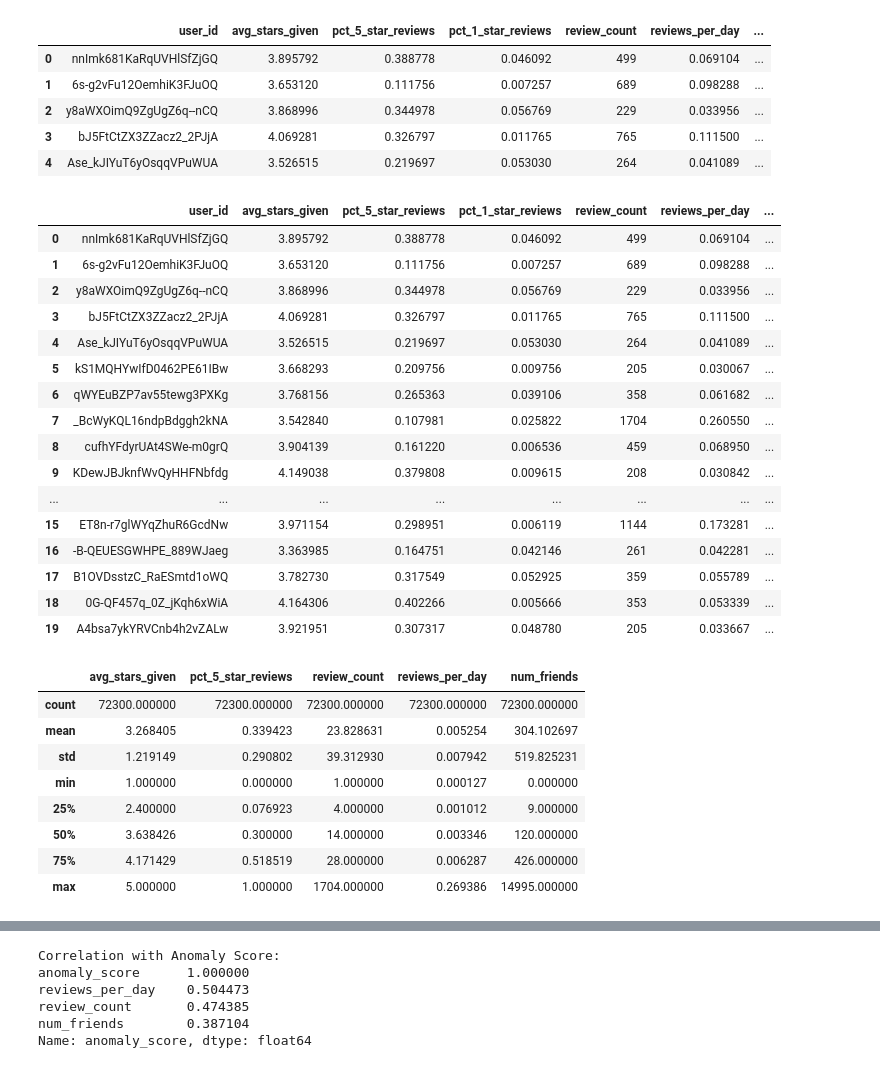
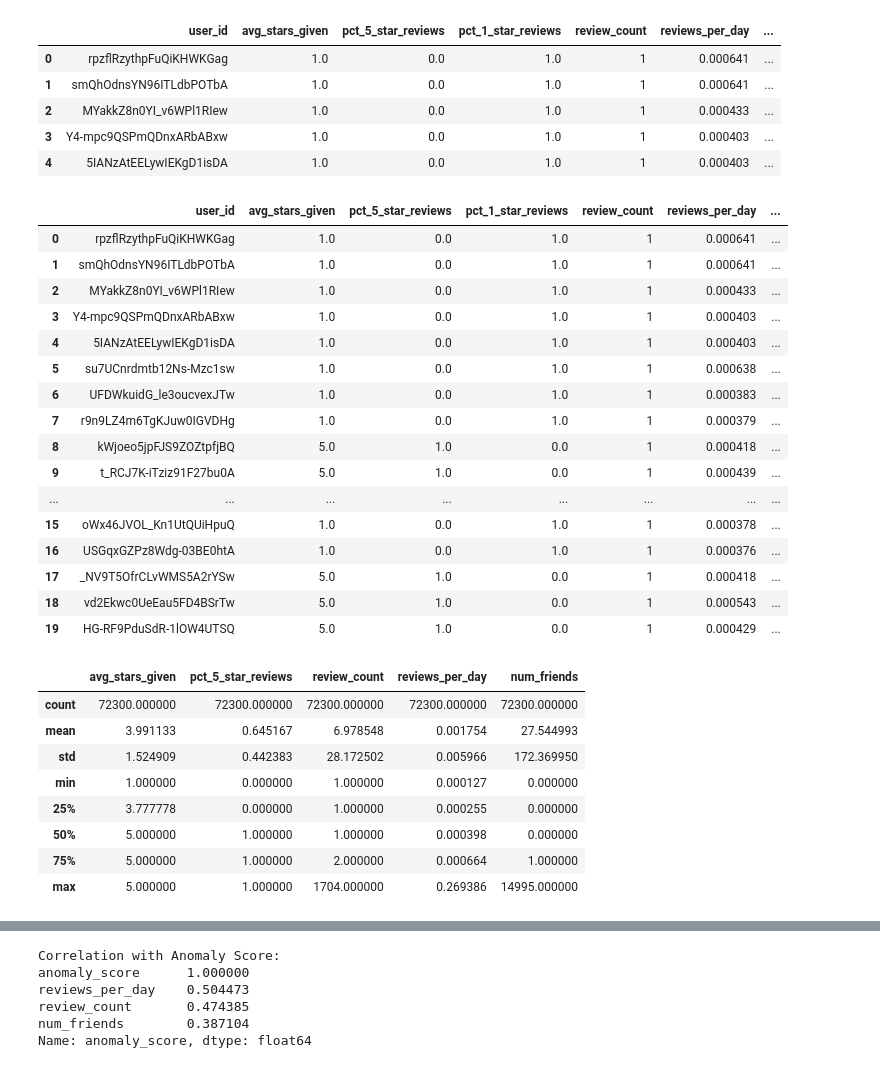
Before and after one commit to lpakingan/DATA228_GroupProject, a Jupyter notebook: notebooks/user_anomaly_analysis.ipynb, the cells around one changed output, grey strips where cells are left out. Cells and saved outputs as stored; diff of their text form; code cells hidden in the pictures.

```diff
--- a/notebooks/user_anomaly_analysis.ipynb
+++ b/notebooks/user_anomaly_analysis.ipynb
@@ -1,36 +1,39 @@
 # %%
 import pandas as pd
 
-df = pd.read_parquet("../outputs/user_anomaly_scores.parquet")
+#df = pd.read_parquet("../outputs/user_anomaly_scores.parquet")
+# Comment out for comparison purposes
+df = pd.read_parquet("../outputs/user_anomaly_scores_winner.parquet")
+
 df.head()
 # %% [output]
 |  | user_id | avg_stars_given | pct_5_star_reviews | pct_1_star_reviews | review_count | reviews_per_day | ... |
-| 0 | nnImk681KaRqUVHlSfZjGQ | 3.895792 | 0.388778 | 0.046092 | 499 | 0.069104 | ... |
-| 1 | 6s-g2vFu12OemhiK3FJuOQ | 3.653120 | 0.111756 | 0.007257 | 689 | 0.098288 | ... |
-| 2 | y8aWXOimQ9ZgUgZ6q--nCQ | 3.868996 | 0.344978 | 0.056769 | 229 | 0.033956 | ... |
-| 3 | bJ5FtCtZX3ZZacz2_2PJjA | 4.069281 | 0.326797 | 0.011765 | 765 | 0.111500 | ... |
-| 4 | Ase_kJIYuT6yOsqqVPuWUA | 3.526515 | 0.219697 | 0.053030 | 264 | 0.041089 | ... |
+| 0 | rpzflRzythpFuQiKHWKGag | 1.0 | 0.0 | 1.0 | 1 | 0.000641 | ... |
+| 1 | smQhOdnsYN96ITLdbPOTbA | 1.0 | 0.0 | 1.0 | 1 | 0.000641 | ... |
+| 2 | MYakkZ8n0YI_v6WPl1RIew | 1.0 | 0.0 | 1.0 | 1 | 0.000433 | ... |
+| 3 | Y4-mpc9QSPmQDnxARbABxw | 1.0 | 0.0 | 1.0 | 1 | 0.000403 | ... |
+| 4 | 5IANzAtEELywIEKgD1isDA | 1.0 | 0.0 | 1.0 | 1 | 0.000403 | ... |
 # %%
 # Showing which is an anomaly
 df[df["is_anomaly"] == 1].head(20)
 # %% [output]
 |  | user_id | avg_stars_given | pct_5_star_reviews | pct_1_star_reviews | review_count | reviews_per_day | ... |
-| 0 | nnImk681KaRqUVHlSfZjGQ | 3.895792 | 0.388778 | 0.046092 | 499 | 0.069104 | ... |
-| 1 | 6s-g2vFu12OemhiK3FJuOQ | 3.653120 | 0.111756 | 0.007257 | 689 | 0.098288 | ... |
-| 2 | y8aWXOimQ9ZgUgZ6q--nCQ | 3.868996 | 0.344978 | 0.056769 | 229 | 0.033956 | ... |
-| 3 | bJ5FtCtZX3ZZacz2_2PJjA | 4.069281 | 0.326797 | 0.011765 | 765 | 0.111500 | ... |
-| 4 | Ase_kJIYuT6yOsqqVPuWUA | 3.526515 | 0.219697 | 0.053030 | 264 | 0.041089 | ... |
-| 5 | kS1MQHYwIfD0462PE61IBw | 3.668293 | 0.209756 | 0.009756 | 205 | 0.030067 | ... |
-| 6 | qWYEuBZP7av55tewg3PXKg | 3.768156 | 0.265363 | 0.039106 | 358 | 0.061682 | ... |
-| 7 | _BcWyKQL16ndpBdggh2kNA | 3.542840 | 0.107981 | 0.025822 | 1704 | 0.260550 | ... |
-| 8 | cufhYFdyrUAt4SWe-m0grQ | 3.904139 | 0.161220 | 0.006536 | 459 | 0.068950 | ... |
-| 9 | KDewJBJknfWvQyHHFNbfdg | 4.149038 | 0.379808 | 0.009615 | 208 | 0.030842 | ... |
+| 0 | rpzflRzythpFuQiKHWKGag | 1.0 | 0.0 | 1.0 | 1 | 0.000641 | ... |
+| 1 | smQhOdnsYN96ITLdbPOTbA | 1.0 | 0.0 | 1.0 | 1 | 0.000641 | ... |
+| 2 | MYakkZ8n0YI_v6WPl1RIew | 1.0 | 0.0 | 1.0 | 1 | 0.000433 | ... |
+| 3 | Y4-mpc9QSPmQDnxARbABxw | 1.0 | 0.0 | 1.0 | 1 | 0.000403 | ... |
+| 4 | 5IANzAtEELywIEKgD1isDA | 1.0 | 0.0 | 1.0 | 1 | 0.000403 | ... |
+| 5 | su7UCnrdmtb12Ns-Mzc1sw | 1.0 | 0.0 | 1.0 | 1 | 0.000638 | ... |
+| 6 | UFDWkuidG_le3oucvexJTw | 1.0 | 0.0 | 1.0 | 1 | 0.000383 | ... |
+| 7 | r9n9LZ4m6TgKJuw0IGVDHg | 1.0 | 0.0 | 1.0 | 1 | 0.000379 | ... |
+| 8 | kWjoeo5jpFJS9ZOZtpfjBQ | 5.0 | 1.0 | 0.0 | 1 | 0.000418 | ... |
+| 9 | t_RCJ7K-iTziz91F27bu0A | 5.0 | 1.0 | 0.0 | 1 | 0.000439 | ... |
 | ... | ... | ... | ... | ... | ... | ... | ... |
-| 15 | ET8n-r7glWYqZhuR6GcdNw | 3.971154 | 0.298951 | 0.006119 | 1144 | 0.173281 | ... |
-| 16 | -B-QEUESGWHPE_889WJaeg | 3.363985 | 0.164751 | 0.042146 | 261 | 0.042281 | ... |
-| 17 | B1OVDsstzC_RaESmtd1oWQ | 3.782730 | 0.317549 | 0.052925 | 359 | 0.055789 | ... |
-| 18 | 0G-QF457q_0Z_jKqh6xWiA | 4.164306 | 0.402266 | 0.005666 | 353 | 0.053339 | ... |
-| 19 | A4bsa7ykYRVCnb4h2vZALw | 3.921951 | 0.307317 | 0.048780 | 205 | 0.033667 | ... |
+| 15 | oWx46JVOL_Kn1UtQUiHpuQ | 1.0 | 0.0 | 1.0 | 1 | 0.000378 | ... |
+| 16 | USGqxGZPz8Wdg-03BE0htA | 1.0 | 0.0 | 1.0 | 1 | 0.000376 | ... |
+| 17 | _NV9T5OfrCLvWMS5A2rYSw | 5.0 | 1.0 | 0.0 | 1 | 0.000418 | ... |
+| 18 | vd2Ekwc0UeEau5FD4BSrTw | 5.0 | 1.0 | 0.0 | 1 | 0.000543 | ... |
+| 19 | HG-RF9PduSdR-1lOW4UTSQ | 5.0 | 1.0 | 0.0 | 1 | 0.000429 | ... |
 # %%
 df[df["is_anomaly"] == 1][[
     "avg_stars_given",
@@ -42,12 +45,12 @@ df[df["is_anomaly"] == 1][[
 # %% [output]
 |  | avg_stars_given | pct_5_star_reviews | review_count | reviews_per_day | num_friends |
 | count | 72300.000000 | 72300.000000 | 72300.000000 | 72300.000000 | 72300.000000 |
-| mean | 3.268405 | 0.339423 | 23.828631 | 0.005254 | 304.102697 |
-| std | 1.219149 | 0.290802 | 39.312930 | 0.007942 | 519.825231 |
+| mean | 3.991133 | 0.645167 | 6.978548 | 0.001754 | 27.544993 |
+| std | 1.524909 | 0.442383 | 28.172502 | 0.005966 | 172.369950 |
 | min | 1.000000 | 0.000000 | 1.000000 | 0.000127 | 0.000000 |
-| 25% | 2.400000 | 0.076923 | 4.000000 | 0.001012 | 9.000000 |
-| 50% | 3.638426 | 0.300000 | 14.000000 | 0.003346 | 120.000000 |
-| 75% | 4.171429 | 0.518519 | 28.000000 | 0.006287 | 426.000000 |
+| 25% | 3.777778 | 0.000000 | 1.000000 | 0.000255 | 0.000000 |
+| 50% | 5.000000 | 1.000000 | 1.000000 | 0.000398 | 0.000000 |
+| 75% | 5.000000 | 1.000000 | 2.000000 | 0.000664 | 1.000000 |
 | max | 5.000000 | 1.000000 | 1704.000000 | 0.269386 | 14995.000000 |
 # %%
 import pandas as pd
```
Also changed, not shown: parts of 2 cells of this notebook, 1 other file.
